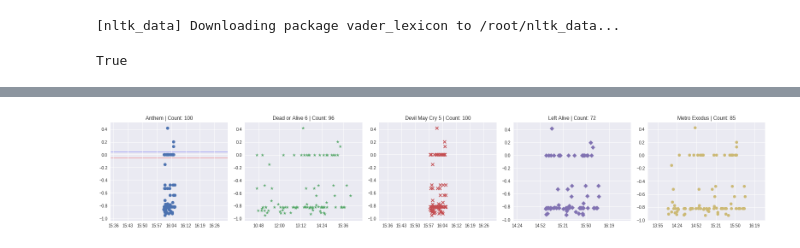
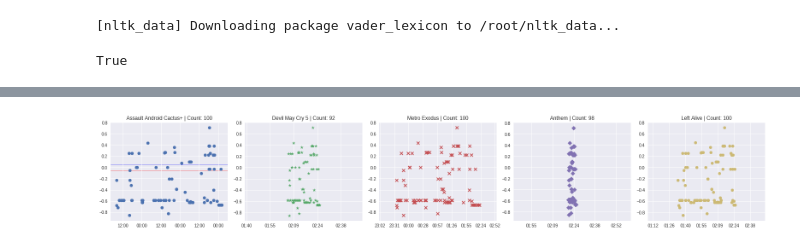
Before and after one commit to Darpan9o1/Sentiment-Analysis, a Jupyter notebook: Sentiment_Analysis.ipynb, the cells around one changed output, grey strips where cells are left out. Drawn from its saved outputs; the diff is of its cells as text; code cells hidden in the pictures.

```diff
--- a/Sentiment_Analysis.ipynb
+++ b/Sentiment_Analysis.ipynb
@@ -34,3 +10,0 @@ r=session.get(url)
-# %%
-top_games=r.html.xpath('//*[@id="frontdoor_carousel"]/ul/li[2]/div[1]/div/ol/li/div/a/span/text()')
-top_games
@@ -63,7 +178,17 @@ data2 = pd.DataFrame([],columns=['Game','Tweets'])
 
 for game in top_games:
   tweets = api.search(game,count=500)
-  data1 = pd.DataFrame({'Game':game,'Tweet time':[tweet.created_at for tweet in tweets],'User Name':[tweet.user.screen_name for tweet in tweets],'Likes count':[tweet.favorite_count for tweet in tweets],'Retweet count':[tweet.retweet_count for tweet in tweets],'Source':[tweet.source for tweet in tweets],'User Followers':[tweet.user.followers_count for tweet in tweets],'Tweets':[tweet.text for tweet in tweets]})
+  data1 = pd.DataFrame({
+      'Game':game,
+      'Tweet time':[tweet.created_at for tweet in tweets],
+      'User Name':[tweet.user.screen_name for tweet in tweets],
+      'Likes count':[tweet.favorite_count for tweet in tweets],
+      'Retweet count':[tweet.retweet_count for tweet in tweets],
+      'Source':[tweet.source for tweet in tweets],
+      'User Followers':[tweet.user.followers_count for tweet in tweets],
+      'Tweets':[tweet.text for tweet in tweets]
+  })
+
   data2 = data2.append(data1)
 # %%
 print(tweets)
@@ -240,55 +329,55 @@ import numpy as np
 
 fig, axes = plt.subplots(nrows=1, ncols=5, figsize=(22, 4))
 
-tt1 = matplotlib.dates.date2num(data2[data2.Game=='Anthem'].loc[:,'Tweet time'])
-tp1=data2[data2.Game=='Anthem'].loc[:,'compPolarity']
-tt2 = matplotlib.dates.date2num(data2[data2.Game=='Dead or Alive 6'].loc[:,'Tweet time'])
-tp2=data2[data2.Game=='Dead or Alive 6'].loc[:,'compPolarity']
-tt3 = matplotlib.dates.date2num(data2[data2.Game=='Devil May Cry 5'].loc[:,'Tweet time'])
-tp3=data2[data2.Game=='Devil May Cry 5'].loc[:,'compPolarity']
-tt4 = matplotlib.dates.date2num(data2[data2.Game=='Left Alive'].loc[:,'Tweet time'])
-tp4=data2[data2.Game=='Left Alive'].loc[:,'compPolarity']
-tt5 = matplotlib.dates.date2num(data2[data2.Game=='Metro Exodus'].loc[:,'Tweet time'])
-tp5=data2[data2.Game=='Metro Exodus'].loc[:,'compPolarity']
+tt1 = matplotlib.dates.date2num(data2[data2.Game==top_games[0]].loc[:,'Tweet time'])
+tp1=data2[data2.Game==top_games[0]].loc[:,'compPolarity']
+tt2 = matplotlib.dates.date2num(data2[data2.Game==top_games[1]].loc[:,'Tweet time'])
+tp2=data2[data2.Game==top_games[1]].loc[:,'compPolarity']
+tt3 = matplotlib.dates.date2num(data2[data2.Game==top_games[2]].loc[:,'Tweet time'])
+tp3=data2[data2.Game==top_games[2]].loc[:,'compPolarity']
+tt4 = matplotlib.dates.date2num(data2[data2.Game==top_games[3]].loc[:,'Tweet time'])
+tp4=data2[data2.Game==top_games[3]].loc[:,'compPolarity']
+tt5 = matplotlib.dates.date2num(data2[data2.Game==top_games[4]].loc[:,'Tweet time'])
+tp5=data2[data2.Game==top_games[4]].loc[:,'compPolarity']
 
 myFmt = mdates.DateFormatter('%H:%M')
 
-axes[0].set_title("Anthem | Count: "+str(data2[data2.Game=='Anthem'].shape[0]))
+axes[0].set_title(top_games[0]+" | Count: "+str(data2[data2.Game==top_games[0]].shape[0]))
 axes[0].scatter(tt1, tp1, color='C0')
 axes[0].xaxis.set_major_formatter(myFmt)
 axes[0].axhline(y=0.05,xmin=0,xmax=3,c="blue",linewidth=0.5,zorder=0)
 axes[0].axhline(y=-0.05,xmin=0,xmax=3,c="red",linewidth=0.5,zorder=0)
 
-axes[1].set_title("Dead or Alive 6 | Count: "+str(data2[data2.Game=='Dead or Alive 6'].shape[0]))
+axes[1].set_title(top_games[1]+" | Count: "+str(data2[data2.Game==top_games[1]].shape[0]))
 axes[1].scatter(tt2, tp2, color='C1', marker='*')
 axes[1].xaxis.set_major_formatter(myFmt)
 
-axes[2].set_title("Devil May Cry 5 | Count: "+str(data2[data2.Game=='Devil May Cry 5'].shape[0]))
+axes[2].set_title(top_games[2]+" | Count: "+str(data2[data2.Game==top_games[2]].shape[0]))
 axes[2].scatter(tt3, tp3, color='C2', marker='x')
 axes[2].xaxis.set_major_formatter(myFmt)
 
-axes[3].set_title("Left Alive | Count: "+str(data2[data2.Game=='Left Alive'].shape[0]))
+axes[3].set_title(top_games[3]+" | Count: "+str(data2[data2.Game==top_games[3]].shape[0]))
 axes[3].scatter(tt4, tp4, color='C3', marker='D')
 axes[3].xaxis.set_major_formatter(myFmt)
 
-axes[4].set_title("Metro Exodus | Count: "+str(data2[data2.Game=='Metro Exodus'].shape[0]))
+axes[4].set_title(top_games[4]+" | Count: "+str(data2[data2.Game==top_games[4]].shape[0]))
 axes[4].scatter(tt5, tp5, color='C4', marker='8')
 axes[4].xaxis.set_major_formatter(myFmt)
 
 #axes[0, 1].remove()  # don't display empty ax
 
 fig.tight_layout()
 #axes.subplots(sharex=True,sharey=True)
 
 #data2.Game.unique()
 #plt.figure()
 #plt.scatter(Tweet_time, Tweet_Polarity,c='green',marker='o')
 #plt.xlabel('Tweet Time',fontsize=13)
 #plt.ylabel('Polarity',fontsize=13)
 #plt.gcf().autofmt_xdate()
 #myFmt = mdates.DateFormatter('%H:%M:%S')
 #plt.gca().xaxis.set_major_formatter(myFmt)
 #axes.gca().xaxis.set_major_formatter(myFmt)
 #plt.plot(np.unique(Tweet_time), np.poly1d(np.polyfit(Tweet_time, Tweet_Polarity, 1))(np.unique(Tweet_time)))   ---To overplot line on scatter
 # %% [output]
-[figure, old version]
+[figure, new version]
```
Also changed, not shown: parts of 16 cells of this notebook.
